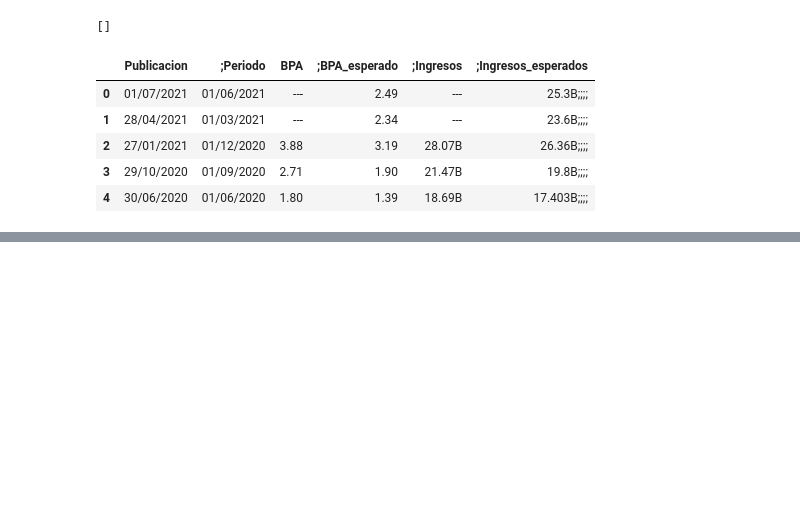
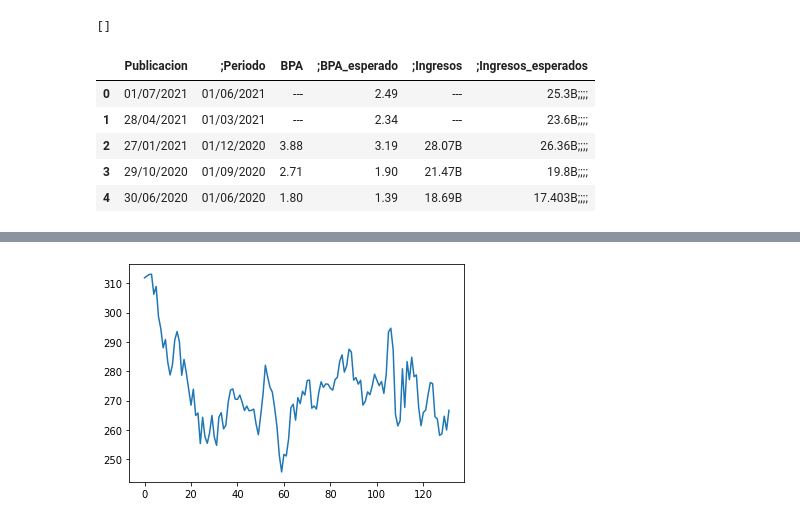
Before and after one commit to asiokfd/Proyecto2, a Jupyter notebook: Proyecto2 (sucio).ipynb, the cells around one changed output, grey strips where cells are left out. Saved outputs shown, nothing was run; the diff lists cells and outputs as text; code cells hidden in the pictures; blank space fills up the shorter version.

```diff
--- a/Proyecto2 (sucio).ipynb
+++ b/Proyecto2 (sucio).ipynb
@@ -195,0 +226,5 @@ plt.plot (historico.volatilidad)
+# %%
+precio=plt.plot (dff.Close)
+plt.savefig("precio.jpg")
+# %% [output]
+[figure, added]
```
Also changed, not shown: parts of 24 cells of this notebook, 9 other files.
